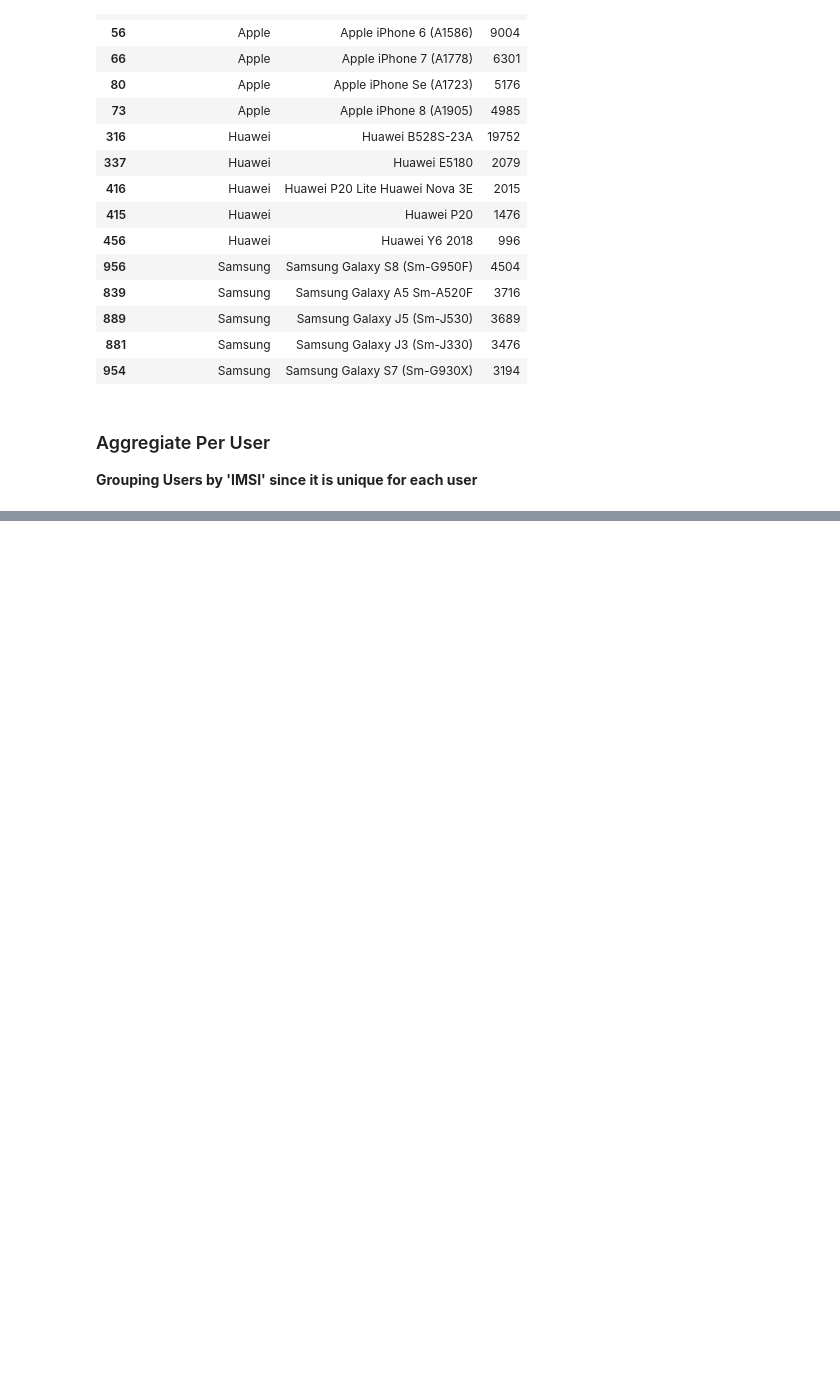
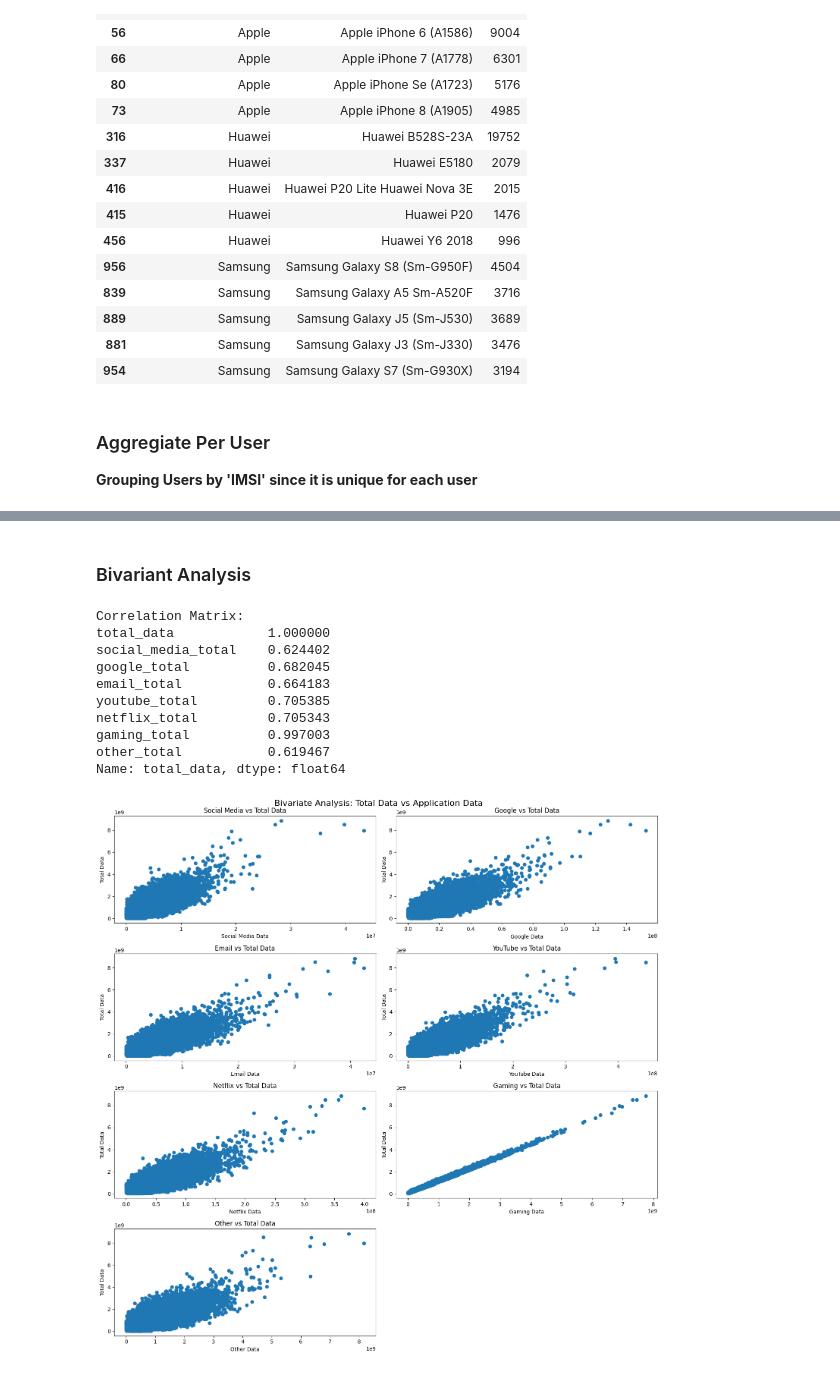
Before and after one commit to wolderufael/Telecom_Company_Users_Data_Analytics, a Jupyter notebook: notebook/user_overview_analysis.ipynb, the cells around one changed output, grey strips where cells are left out. Saved outputs shown, nothing was run; the diff lists cells and outputs as text; code cells hidden in the pictures; blank space fills up the shorter version.

```diff
--- a/notebook/user_overview_analysis.ipynb
+++ b/notebook/user_overview_analysis.ipynb
@@ -139,0 +198,16 @@ analyzer.aggregate_xdr_data(xdr_data)
+# %% [markdown]
+### Bivariant Analysis
+# %%
+analyzer.bivariate_analysis(aggregated_xdr_data)
+# %% [output]
+Correlation Matrix:
+total_data            1.000000
+social_media_total    0.624402
+google_total          0.682045
+email_total           0.664183
+youtube_total         0.705385
+netflix_total         0.705343
+gaming_total          0.997003
+other_total           0.619467
+Name: total_data, dtype: float64
+[figure, added]
```
Also changed, not shown: parts of 13 cells of this notebook, 2 other files.
